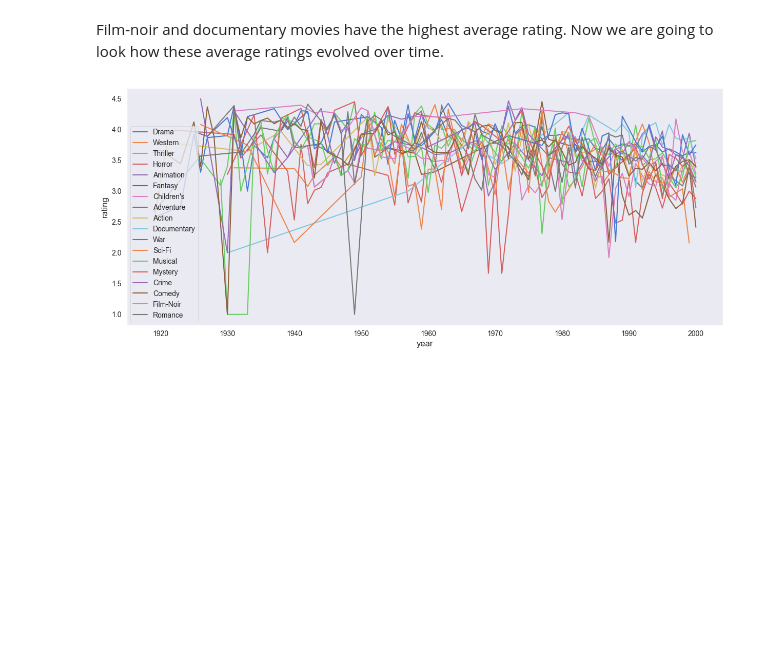
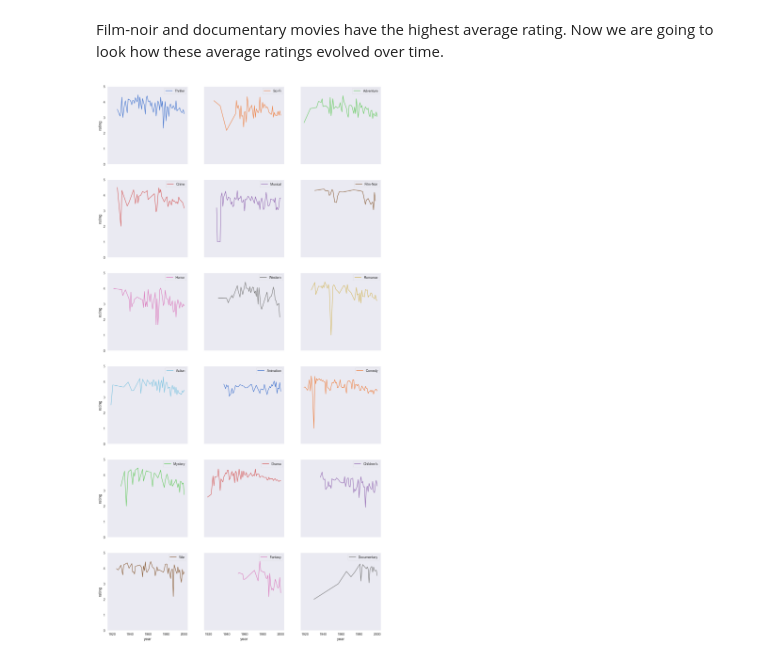
Before and after one commit to JuanDa14Sa/BBC-News-Classification, a Jupyter notebook: recommendation_system.ipynb, the cells around one changed output. Drawn from its saved outputs; the diff is of its cells as text; code cells hidden in the pictures; blank space fills up the shorter version.

```diff
--- a/recommendation_system.ipynb
+++ b/recommendation_system.ipynb
@@ -244,9 +244,11 @@ plt.ylim(0,5)
 # %% [markdown]
 Film-noir and documentary movies have the highest average rating. Now we are going to look how these average ratings evolved over time.
 # %%
-plt.figure(figsize=(15, 6))
-for genre in unique_genres:
+fig, axes = plt.subplots(6, 3, figsize=(15, 30), sharex=True, sharey=True)
+plt.ylim(0,5)
+colors = sns.color_palette("muted", n_colors=18)
+for genre, ax, color in zip(unique_genres, axes.flatten(), colors):
     tmp_ = tmp[tmp[genre] == 1].groupby(['year']).agg({'rating': 'mean'}).reset_index()
-    sns.lineplot(data=tmp_, x='year', y='rating', label=genre)
+    sns.lineplot(data=tmp_, x='year', y='rating', label=genre, ax=ax, color=color)
 # %% [output]
-[figure, old version]
+[figure, new version]
```
Also changed, not shown: parts of 14 cells of this notebook.
